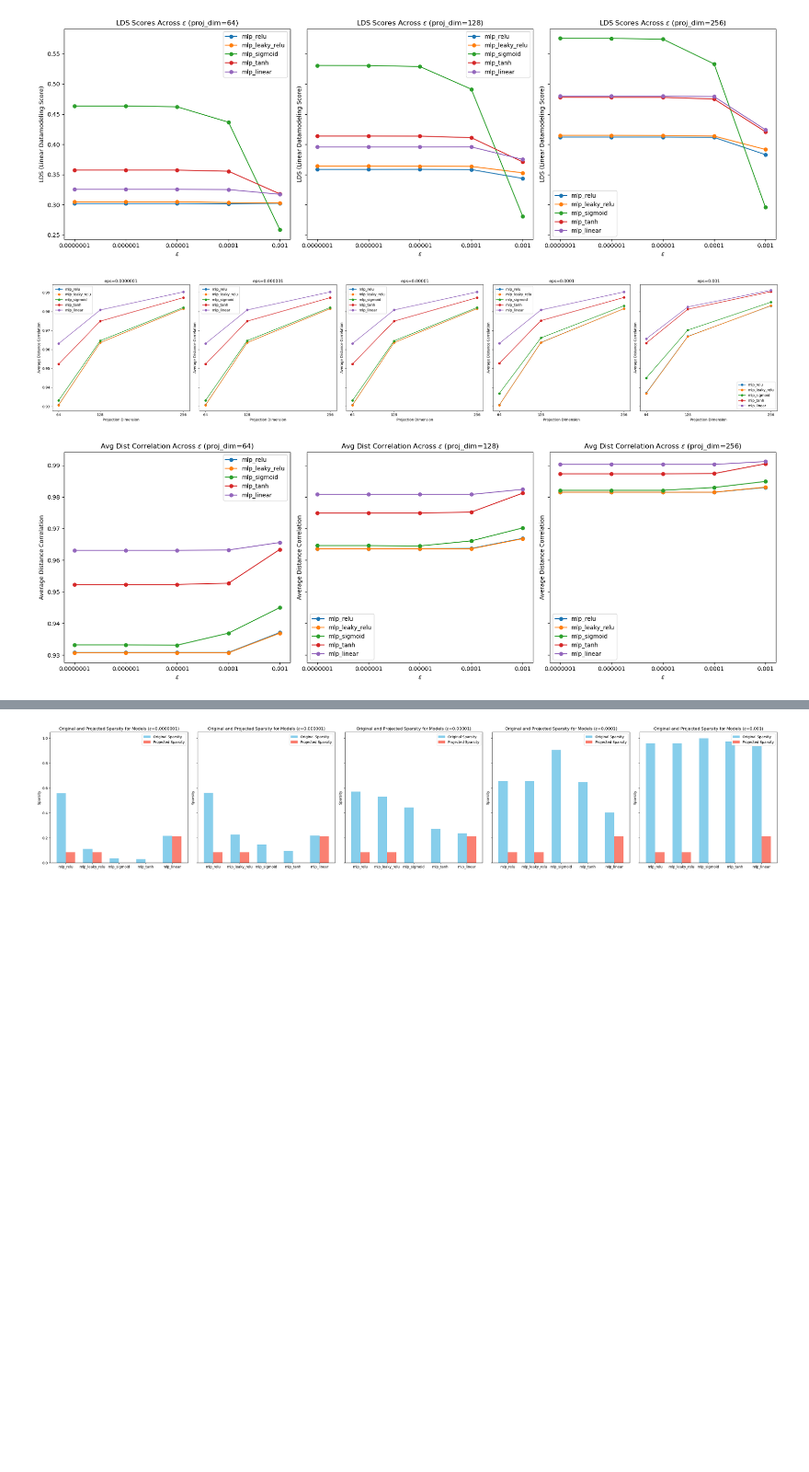
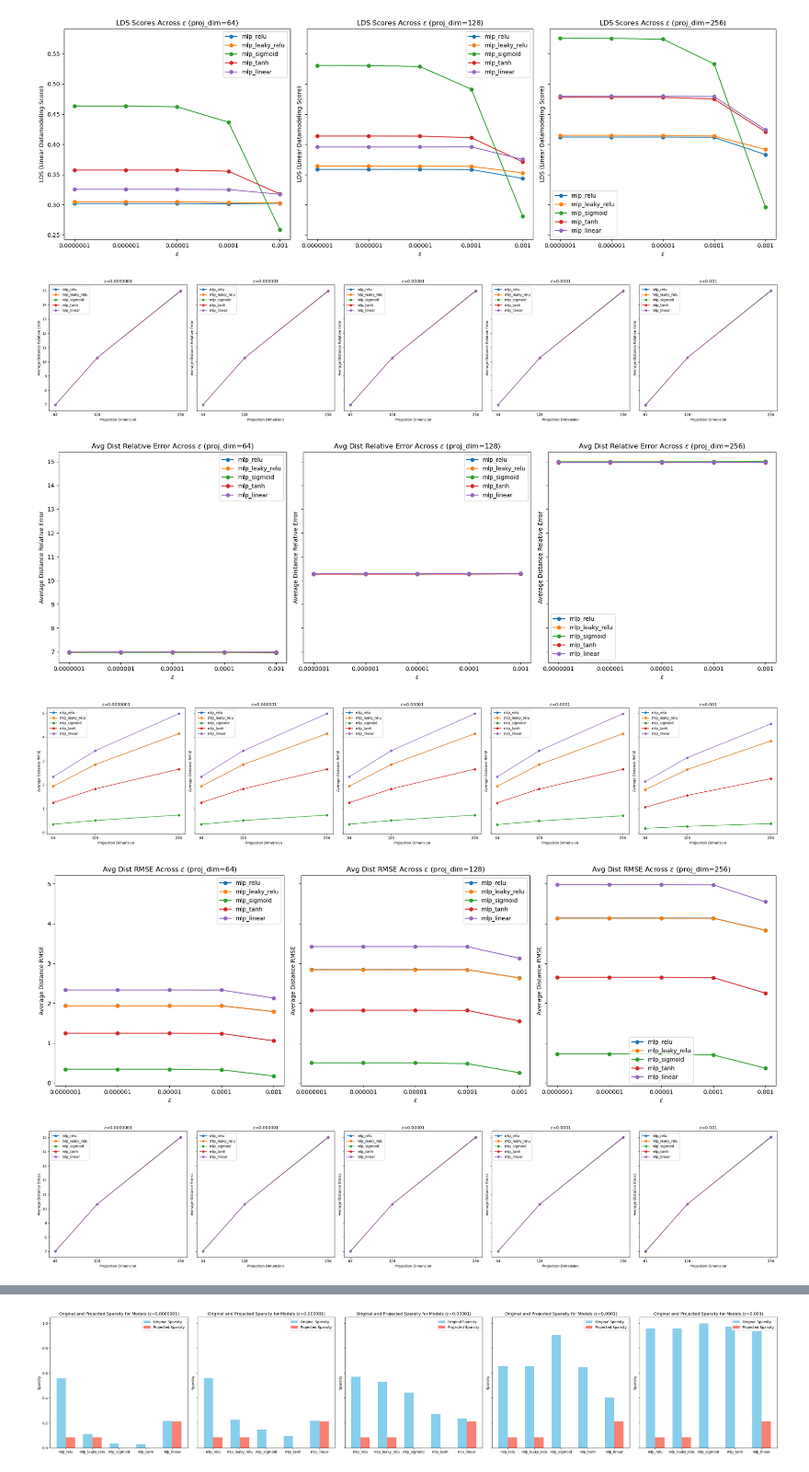
Before and after one commit to TRAIS-Lab/GraSS, a Jupyter notebook: visualization.ipynb, the cells around one changed output, grey strips where cells are left out. Shown at 92% size. Cells and saved outputs as stored; diff of their text form; code cells hidden in the pictures; blank space fills up the shorter version.

```diff
--- a/visualization.ipynb
+++ b/visualization.ipynb
@@ -120,7 +140,7 @@ def plot_sparsity(data):
 # %%
 log_file_path = './result/evaluate/original.out'
 data = extract_metrics(log_file_path)
-for metric in ['lds_scores', 'avg_dist_corr', 'sparsity']:
+for metric in ['lds_scores', 'avg_dist_RE', 'avg_dist_RMSE', 'avg_dist_stress', 'sparsity']:
     plot_metrics(data, projections, metric=metric)
 # %% [output]
 [figure]
@@ -300,4 +350,5 @@ plot_metrics_with_proj_dim_drop_rate(data, projections, drop_rates, metric='lds_
 # %%
-plot_metrics_with_drop_rate(data, projections, drop_rates, metric='avg_dist_corr')
-plot_metrics_with_proj_dim_drop_rate(data, projections, drop_rates, metric='avg_dist_corr')
+for metric in ['avg_dist_RE', 'avg_dist_RMSE', 'avg_dist_stress']:
+    plot_metrics_with_drop_rate(data, projections, drop_rates, metric=metric)
+    plot_metrics_with_proj_dim_drop_rate(data, projections, drop_rates, metric=metric)
 # %% [output]
@@ -399,9 +468,15 @@ def plot_metrics_with_threshold(data, projections, eps_list, metric='lds_scores'
         if metric == 'lds_scores':
             ax.set_ylabel('LDS (Linear Datamodeling Score)')
             ax.set_title(f'eps={eps}')
-        elif metric == 'avg_dist_corr':
-            ax.set_ylabel('Average Distance Correlation')
-            ax.set_title(f'eps={eps}')
+        elif metric == 'avg_dist_RE':
+            ax.set_ylabel('Average Distance Relative Error')
+            ax.set_title(f'$\epsilon$={eps}')
+        elif metric == 'avg_dist_RMSE':
+            ax.set_ylabel('Average Distance RMSE')
+            ax.set_title(f'$\epsilon$={eps}')
+        elif metric == 'avg_dist_stress':
+            ax.set_ylabel('Average Distance Stress')
+            ax.set_title(f'$\epsilon$={eps}')
 
         ax.legend()
 
@@ -419,7 +494,7 @@ def plot_metrics_with_proj_dim_threshold(data, projections, eps_list, metric='ld
     for i, proj_dim in enumerate(projections):
         ax = axes[i] if num_projections > 1 else axes  # Handle case of single proj_dim
 
-        # Plot each model's data for the current proj_dim across drop_rates
+        # Plot each model's data for the current proj_dim across epsilons
         for model in data:
             model_data = [data[model][eps][metric][i] for eps in eps_list]
             ax.plot(eps_list, model_data, marker='o', linestyle='-', label=model)
@@ -430,9 +505,15 @@ def plot_metrics_with_proj_dim_threshold(data, projections, eps_list, metric='ld
         if metric == 'lds_scores':
             ax.set_ylabel('LDS (Linear Datamodeling Score)')
             ax.set_title(f'LDS Scores Across $\epsilon$ (proj_dim={proj_dim})')
-        elif metric == 'avg_dist_corr':
-            ax.set_ylabel('Average Distance Correlation')
-            ax.set_title(f'Avg Dist Correlation Across $\epsilon$ (proj_dim={proj_dim})')
+        elif metric == 'avg_dist_RE':
+            ax.set_ylabel('Average Distance Relative Error')
+            ax.set_title(f'Avg Dist Relative Error Across $\epsilon$ (proj_dim={proj_dim})')
+        elif metric == 'avg_dist_RMSE':
+            ax.set_ylabel('Average Distance RMSE')
+            ax.set_title(f'Avg Dist RMSE Across $\epsilon$ (proj_dim={proj_dim})')
+        elif metric == 'avg_dist_stress':
+            ax.set_ylabel('Average Distance Stress')
+            ax.set_title(f'Avg Dist Stress Across $\epsilon$ (proj_dim={proj_dim})')
 
         ax.legend()
 
@@ -478,8 +559,12 @@ plot_metrics_with_proj_dim_threshold(data, projections, eps_list, metric='lds_sc
 [figure]
 [figure]
 # %%
-plot_metrics_with_threshold(data, projections, eps_list, metric='avg_dist_corr')
-plot_metrics_with_proj_dim_threshold(data, projections, eps_list, metric='avg_dist_corr')
+for metric in ['avg_dist_RE', 'avg_dist_RMSE', 'avg_dist_stress']:
+    plot_metrics_with_threshold(data, projections, eps_list, metric=metric)
+    plot_metrics_with_proj_dim_threshold(data, projections, eps_list, metric=metric)
 # %% [output]
-[figure, old version]
+[figure, new version]
-[figure, old version]
+[figure, new version]
+[figure, added]
+[figure, added]
+[figure, added]
```
Also changed, not shown: parts of 10 cells of this notebook, 8 other files.
